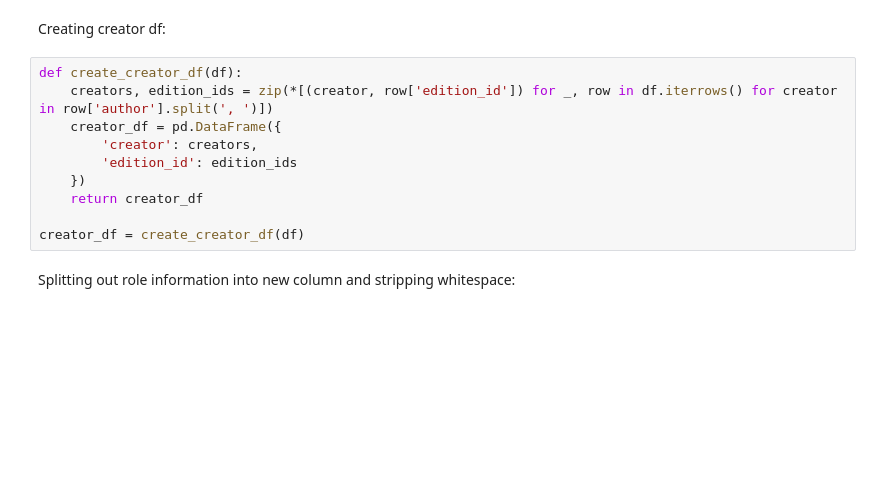
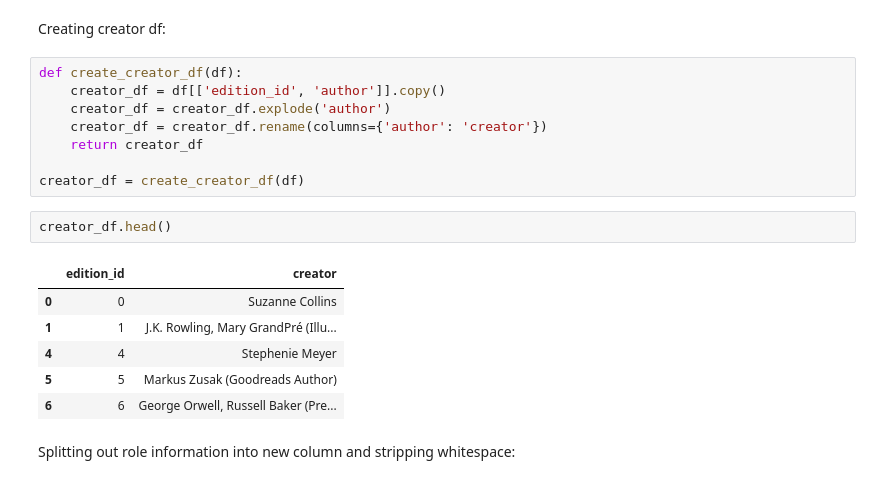
Before and after one commit to codeslp/books_db, a Jupyter notebook: src/books_db.ipynb, the cells around one changed output. Saved outputs shown, nothing was run; the diff lists cells and outputs as text; blank space fills up the shorter version.

```diff
--- a/src/books_db.ipynb
+++ b/src/books_db.ipynb
@@ -577,16 +547,23 @@ award_df = split_year(award_df)
 award_df.head(10)
 # %% [markdown]
 Creating creator df:
-# %%
-def create_creator_df(df):
-    creators, edition_ids = zip(*[(creator, row['edition_id']) for _, row in df.iterrows() for creator in row['author'].split(', ')])
-    creator_df = pd.DataFrame({
-        'creator': creators,
-        'edition_id': edition_ids
-    })
-    return creator_df
-
-creator_df = create_creator_df(df)
+# %%
+def create_creator_df(df):
+    creator_df = df[['edition_id', 'author']].copy()
+    creator_df = creator_df.explode('author')
+    creator_df = creator_df.rename(columns={'author': 'creator'})
+    return creator_df
+
+creator_df = create_creator_df(df)
+# %%
+creator_df.head()
+# %% [output]
+|  | edition_id | creator |
+| 0 | 0 | Suzanne Collins |
+| 1 | 1 | J.K. Rowling, Mary GrandPré (Illu... |
+| 4 | 4 | Stephenie Meyer |
+| 5 | 5 | Markus Zusak (Goodreads Author) |
+| 6 | 6 | George Orwell, Russell Baker (Pre... |
 # %% [markdown]
 Splitting out role information into new column and stripping whitespace:
 # %%
```
Also changed, not shown: parts of 7 cells of this notebook.
